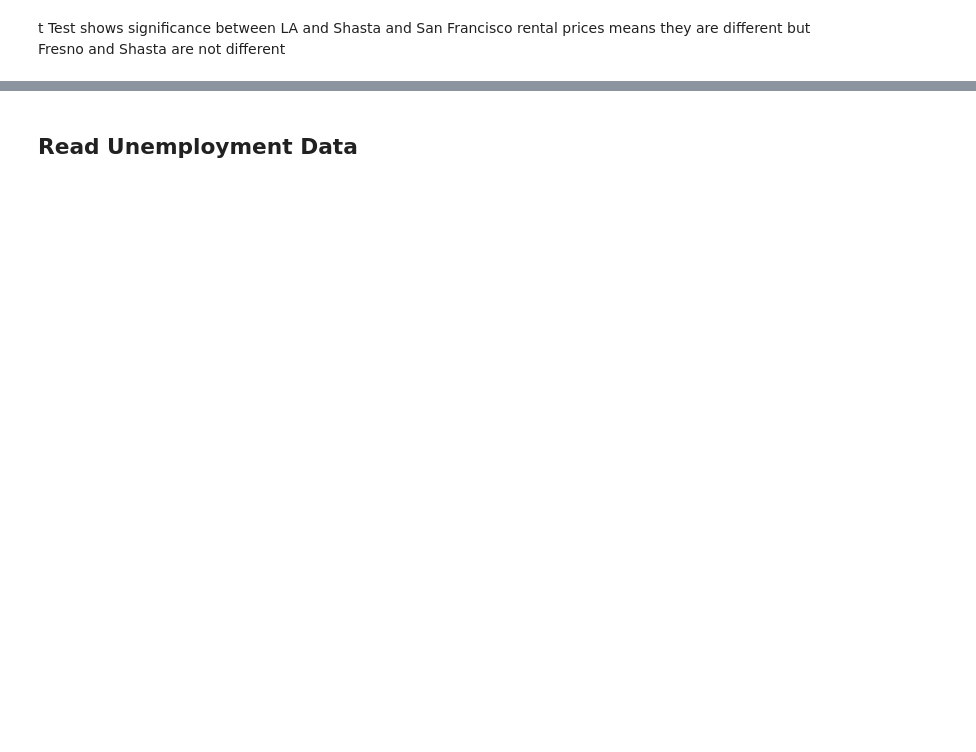
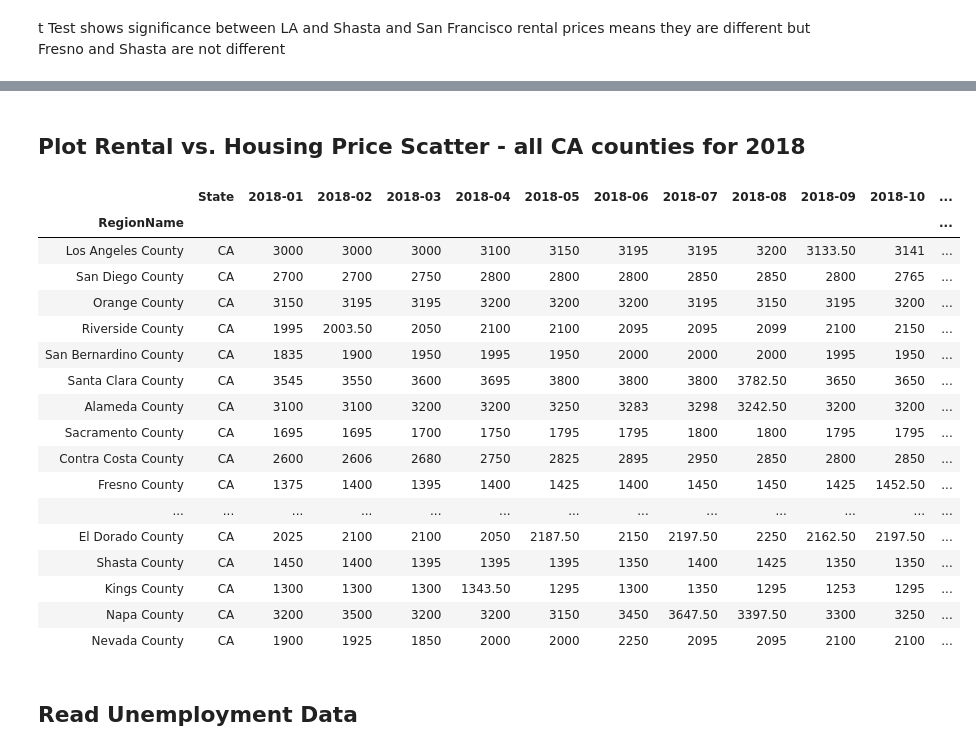
Before and after one commit to TrevorLovesMommy/Real-Estate-Project, a Jupyter notebook: Analysis.ipynb, the cells around one changed output, grey strips where cells are left out. Cells and saved outputs as stored; diff of their text form; code cells hidden in the pictures; blank space fills up the shorter version.

```diff
--- a/Analysis.ipynb
+++ b/Analysis.ipynb
@@ -392,3 +412,38 @@ stats.ttest_ind(group2, group4, equal_var=False)
+# %% [markdown]
+## Plot Rental vs. Housing Price Scatter - all CA counties for 2018
+# %%
+#read zillow data
+rentaldata_df = pd.read_excel('resources/County_MedianRentalPrice_3Bedroom.xlsx')
+rentaldata_df.columns = rentaldata_df.iloc[0]
+rentaldata_df.set_index('RegionName', inplace=True)
+
+#select all counties in california
+select2018_df = rentaldata_df.loc[:, ["State","2018-01", "2018-02", "2018-03", "2018-04", "2018-05", "2018-06", "2018-07","2018-08", "2018-09","2018-10","2018-11","2018-12"] ]
+counties2018_df=select2018_df.loc[select2018_df['State'] == "CA"]
+counties2018_df
+
+#filter for 2018 and get average price
+CAcounties_col2018_df=counties2018_df.loc[: , "2018-01":"2018-12"]
+counties2018_df['Average 2018 Rentals'] = CAcounties_col2018_df.mean(axis=1)
+# %% [output]
+|  | State | 2018-01 | 2018-02 | 2018-03 | 2018-04 | 2018-05 | 2018-06 | 2018-07 | 2018-08 | 2018-09 | 2018-10 | ... |
+| RegionName |  |  |  |  |  |  |  |  |  |  |  | ... |
+| Los Angeles County | CA | 3000 | 3000 | 3000 | 3100 | 3150 | 3195 | 3195 | 3200 | 3133.50 | 3141 | ... |
+| San Diego County | CA | 2700 | 2700 | 2750 | 2800 | 2800 | 2800 | 2850 | 2850 | 2800 | 2765 | ... |
+| Orange County | CA | 3150 | 3195 | 3195 | 3200 | 3200 | 3200 | 3195 | 3150 | 3195 | 3200 | ... |
+| Riverside County | CA | 1995 | 2003.50 | 2050 | 2100 | 2100 | 2095 | 2095 | 2099 | 2100 | 2150 | ... |
+| San Bernardino County | CA | 1835 | 1900 | 1950 | 1995 | 1950 | 2000 | 2000 | 2000 | 1995 | 1950 | ... |
+| Santa Clara County | CA | 3545 | 3550 | 3600 | 3695 | 3800 | 3800 | 3800 | 3782.50 | 3650 | 3650 | ... |
+| Alameda County | CA | 3100 | 3100 | 3200 | 3200 | 3250 | 3283 | 3298 | 3242.50 | 3200 | 3200 | ... |
+| Sacramento County | CA | 1695 | 1695 | 1700 | 1750 | 1795 | 1795 | 1800 | 1800 | 1795 | 1795 | ... |
+| Contra Costa County | CA | 2600 | 2606 | 2680 | 2750 | 2825 | 2895 | 2950 | 2850 | 2800 | 2850 | ... |
+| Fresno County | CA | 1375 | 1400 | 1395 | 1400 | 1425 | 1400 | 1450 | 1450 | 1425 | 1452.50 | ... |
+| ... | ... | ... | ... | ... | ... | ... | ... | ... | ... | ... | ... | ... |
+| El Dorado County | CA | 2025 | 2100 | 2100 | 2050 | 2187.50 | 2150 | 2197.50 | 2250 | 2162.50 | 2197.50 | ... |
+| Shasta County | CA | 1450 | 1400 | 1395 | 1395 | 1395 | 1350 | 1400 | 1425 | 1350 | 1350 | ... |
+| Kings County | CA | 1300 | 1300 | 1300 | 1343.50 | 1295 | 1300 | 1350 | 1295 | 1253 | 1295 | ... |
+| Napa County | CA | 3200 | 3500 | 3200 | 3200 | 3150 | 3450 | 3647.50 | 3397.50 | 3300 | 3250 | ... |
+| Nevada County | CA | 1900 | 1925 | 1850 | 2000 | 2000 | 2250 | 2095 | 2095 | 2100 | 2100 | ... |
 # %% [markdown]
 ## Read Unemployment Data
 # %%
```
Also changed, not shown: parts of 25 cells of this notebook, 14 other files.
